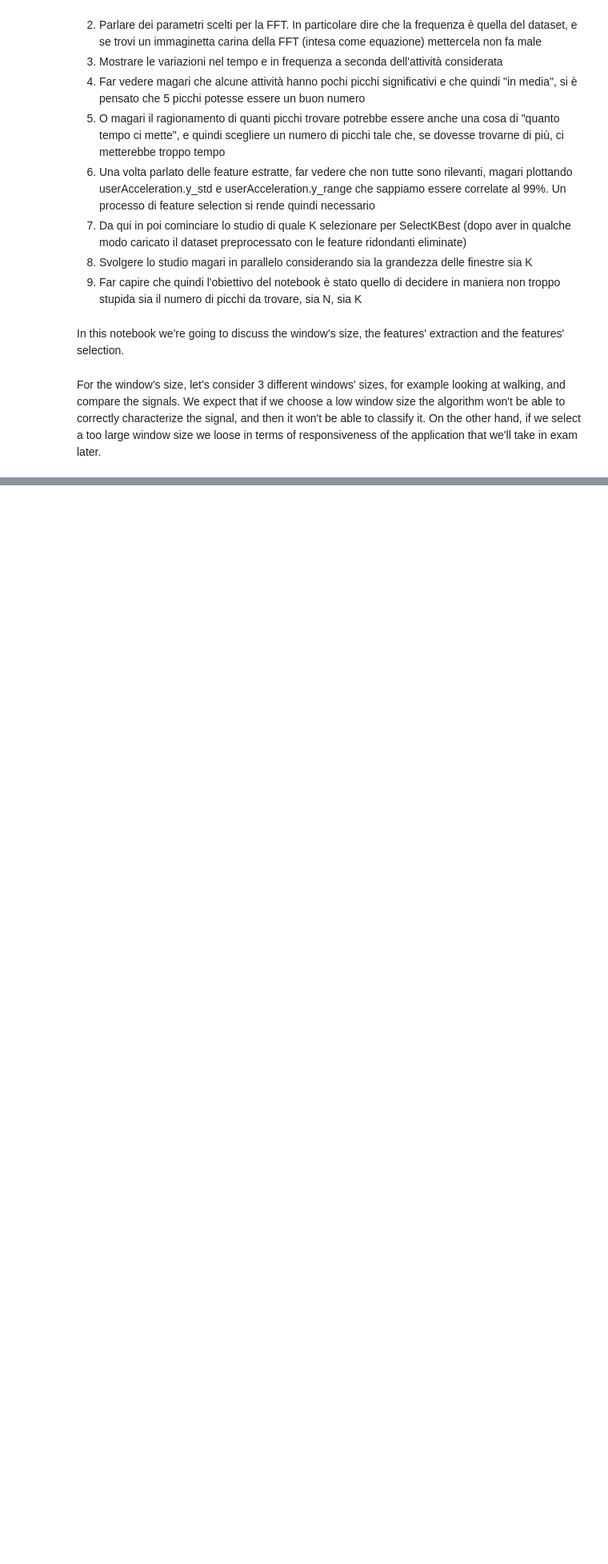
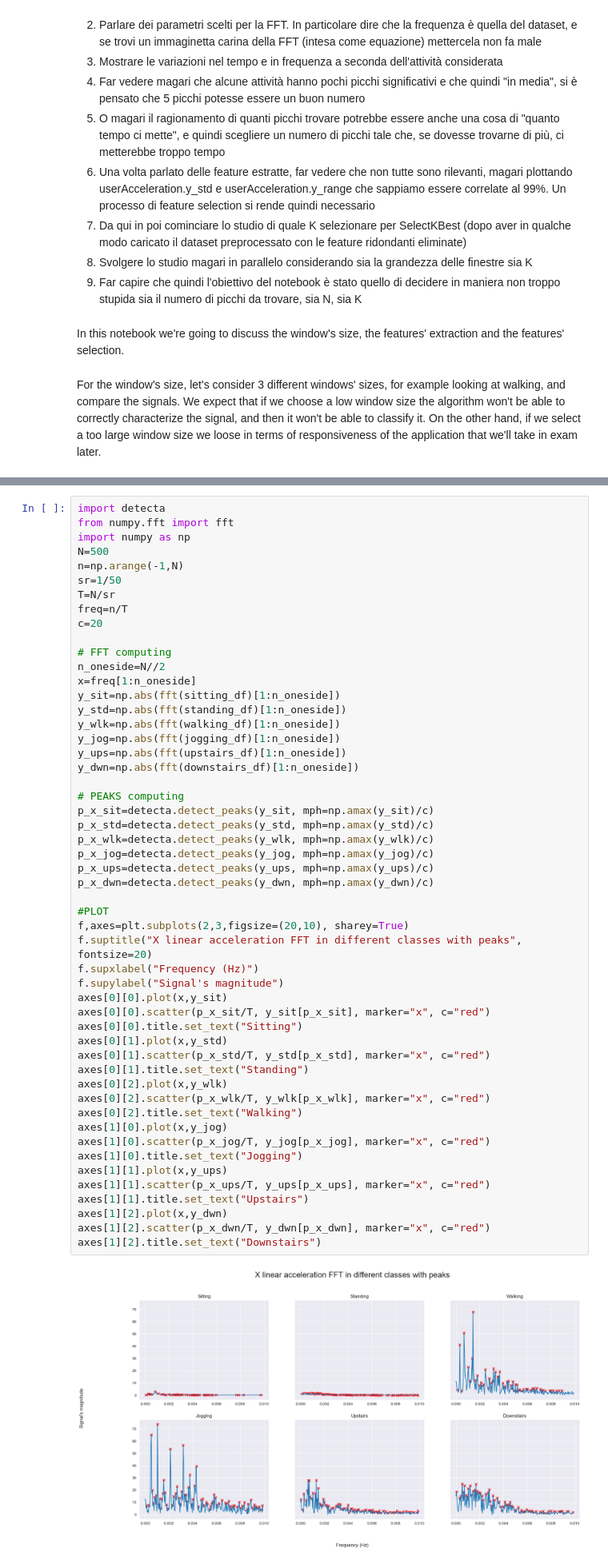
Before and after one commit to Sgazzirro/DataMiningProject, a Jupyter notebook: LavorettiFinali/feature_extraction_and_selection.ipynb, the cells around one changed output, grey strips where cells are left out. Shown at 80% size. Saved outputs shown, nothing was run; the diff lists cells and outputs as text; blank space fills up the shorter version.

```diff
--- a/LavorettiFinali/feature_extraction_and_selection.ipynb
+++ b/LavorettiFinali/feature_extraction_and_selection.ipynb
@@ -74,0 +161,54 @@ For the window's size, let's consider 3 different windows' sizes, for example lo
+# %%
+import detecta
+from numpy.fft import fft
+import numpy as np
+N=500
+n=np.arange(-1,N)
+sr=1/50
+T=N/sr
+freq=n/T
+c=20
+
+# FFT computing
+n_oneside=N//2
+x=freq[1:n_oneside]
+y_sit=np.abs(fft(sitting_df)[1:n_oneside])
+y_std=np.abs(fft(standing_df)[1:n_oneside])
+y_wlk=np.abs(fft(walking_df)[1:n_oneside])
+y_jog=np.abs(fft(jogging_df)[1:n_oneside])
+y_ups=np.abs(fft(upstairs_df)[1:n_oneside])
+y_dwn=np.abs(fft(downstairs_df)[1:n_oneside])
+
+# PEAKS computing
+p_x_sit=detecta.detect_peaks(y_sit, mph=np.amax(y_sit)/c)
+p_x_std=detecta.detect_peaks(y_std, mph=np.amax(y_std)/c)
+p_x_wlk=detecta.detect_peaks(y_wlk, mph=np.amax(y_wlk)/c)
+p_x_jog=detecta.detect_peaks(y_jog, mph=np.amax(y_jog)/c)
+p_x_ups=detecta.detect_peaks(y_ups, mph=np.amax(y_ups)/c)
+p_x_dwn=detecta.detect_peaks(y_dwn, mph=np.amax(y_dwn)/c)
+
+#PLOT
+f,axes=plt.subplots(2,3,figsize=(20,10), sharey=True)
+f.suptitle("X linear acceleration FFT in different classes with peaks", fontsize=20)
+f.supxlabel("Frequency (Hz)")
+f.supylabel("Signal's magnitude")
+axes[0][0].plot(x,y_sit)
+axes[0][0].scatter(p_x_sit/T, y_sit[p_x_sit], marker="x", c="red")
+axes[0][0].title.set_text("Sitting")
+axes[0][1].plot(x,y_std)
+axes[0][1].scatter(p_x_std/T, y_std[p_x_std], marker="x", c="red")
+axes[0][1].title.set_text("Standing")
+axes[0][2].plot(x,y_wlk)
+axes[0][2].scatter(p_x_wlk/T, y_wlk[p_x_wlk], marker="x", c="red")
+axes[0][2].title.set_text("Walking")
+axes[1][0].plot(x,y_jog)
+axes[1][0].scatter(p_x_jog/T, y_jog[p_x_jog], marker="x", c="red")
+axes[1][0].title.set_text("Jogging")
+axes[1][1].plot(x,y_ups)
+axes[1][1].scatter(p_x_ups/T, y_ups[p_x_ups], marker="x", c="red")
+axes[1][1].title.set_text("Upstairs")
+axes[1][2].plot(x,y_dwn)
+axes[1][2].scatter(p_x_dwn/T, y_dwn[p_x_dwn], marker="x", c="red")
+axes[1][2].title.set_text("Downstairs")
+# %% [output]
+[figure, added]
```
Also changed, not shown: parts of 7 cells of this notebook, 1 other file.
